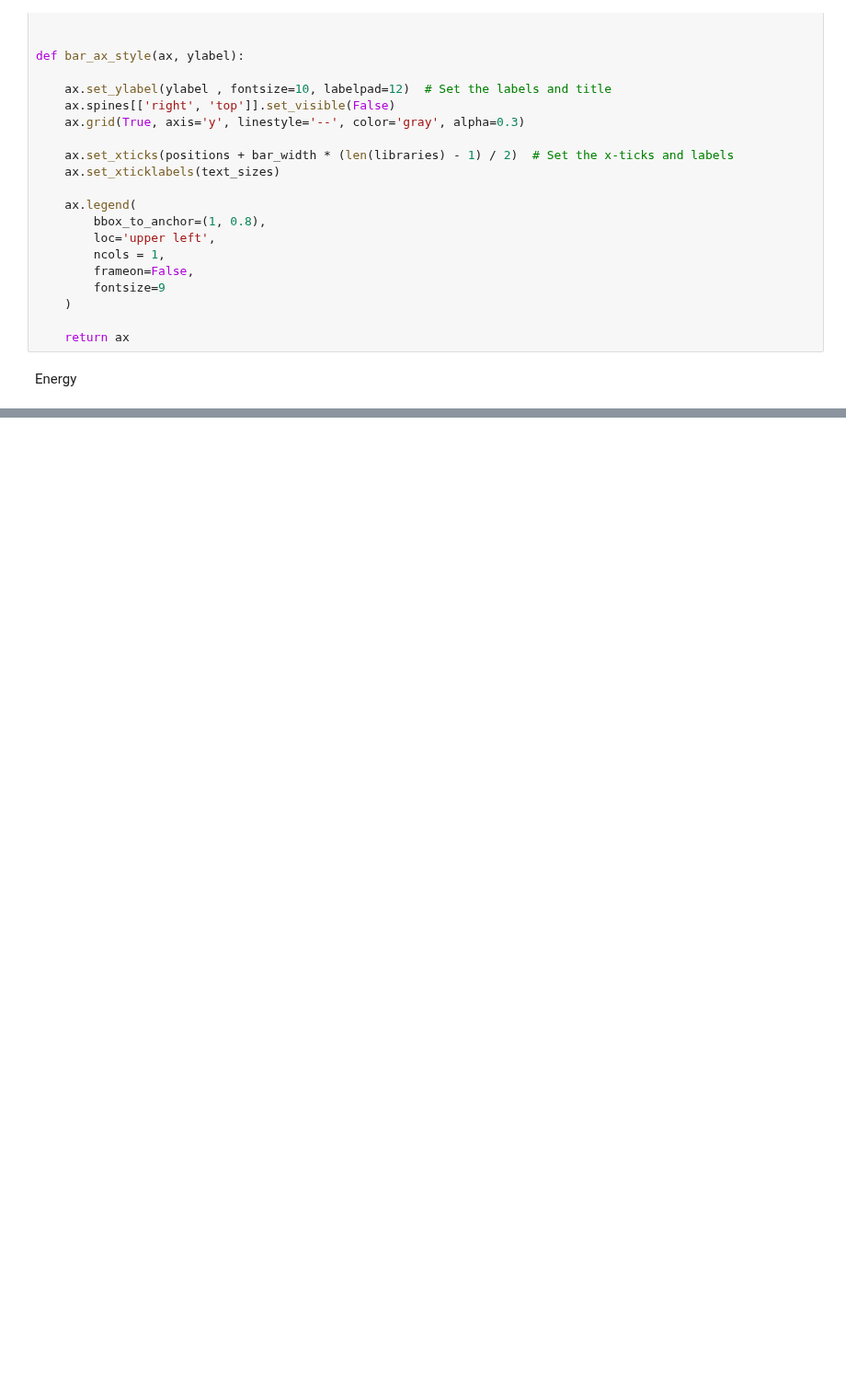
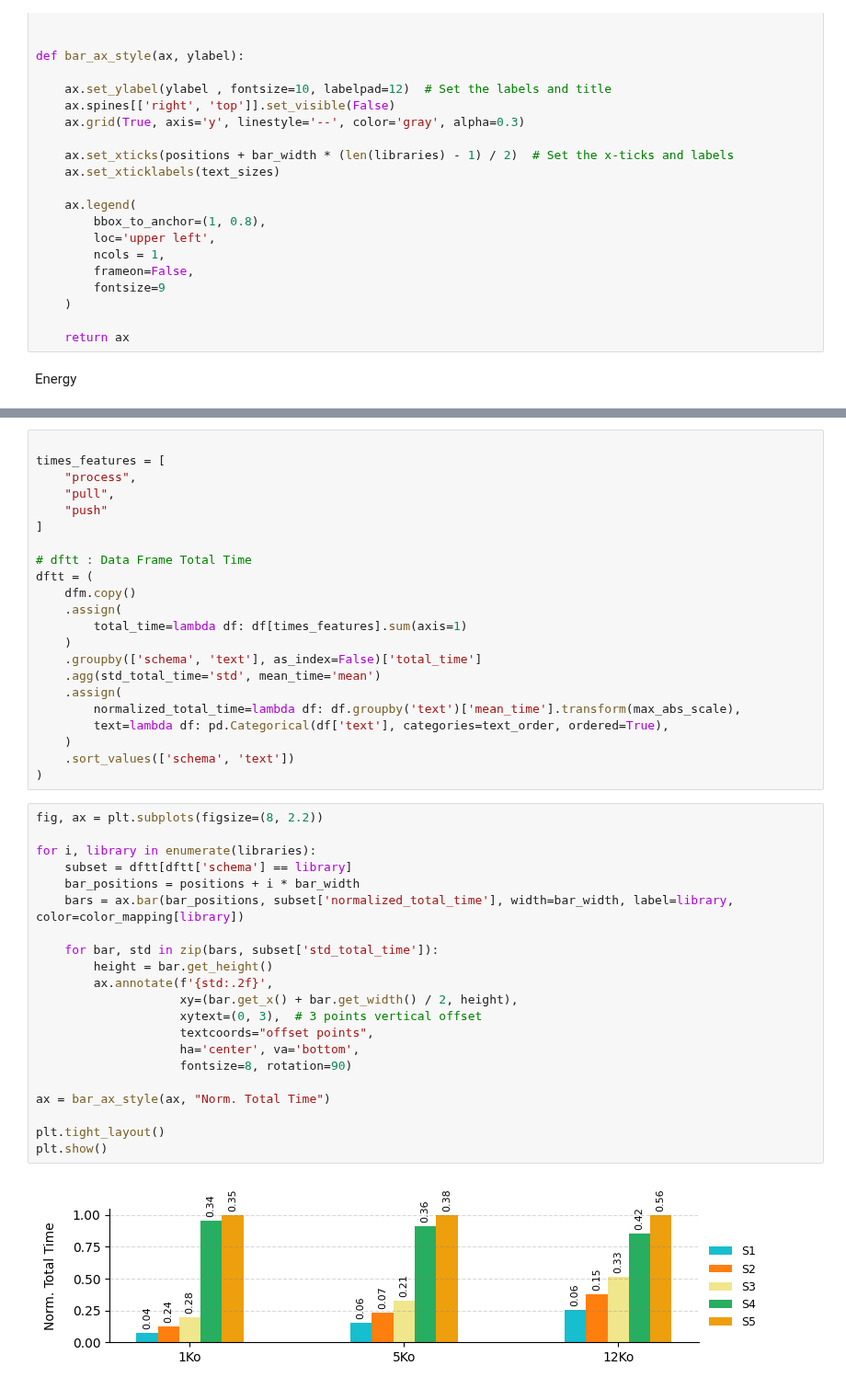
Before and after one commit to donaldonana/FaaS-Benchmark, a Jupyter notebook: text-to-speech/text-to-speech.ipynb, the cells around one changed output, grey strips where cells are left out. Shown at 92% size. Saved outputs shown, nothing was run; the diff lists cells and outputs as text; blank space fills up the shorter version.

```diff
--- a/text-to-speech/text-to-speech.ipynb
+++ b/text-to-speech/text-to-speech.ipynb
@@ -107,0 +135,45 @@ plt.show()
+# %%
+
+times_features = [
+    "process",
+    "pull",
+    "push"
+]
+
+# dftt : Data Frame Total Time
+dftt = (
+    dfm.copy()
+    .assign(
+        total_time=lambda df: df[times_features].sum(axis=1)
+    )
+    .groupby(['schema', 'text'], as_index=False)['total_time']
+    .agg(std_total_time='std', mean_time='mean')
+    .assign(
+        normalized_total_time=lambda df: df.groupby('text')['mean_time'].transform(max_abs_scale),
+        text=lambda df: pd.Categorical(df['text'], categories=text_order, ordered=True),
+    )
+    .sort_values(['schema', 'text'])
+)
+# %%
+fig, ax = plt.subplots(figsize=(8, 2.2))
+
+for i, library in enumerate(libraries):
+    subset = dftt[dftt['schema'] == library]
+    bar_positions = positions + i * bar_width
+    bars = ax.bar(bar_positions, subset['normalized_total_time'], width=bar_width, label=library, color=color_mapping[library])
+
+    for bar, std in zip(bars, subset['std_total_time']):
+        height = bar.get_height()
+        ax.annotate(f'{std:.2f}',
+                    xy=(bar.get_x() + bar.get_width() / 2, height),
+                    xytext=(0, 3),  # 3 points vertical offset
+                    textcoords="offset points",
+                    ha='center', va='bottom',
+                    fontsize=8, rotation=90)
+
+ax = bar_ax_style(ax, "Norm. Total Time")
+
+plt.tight_layout()
+plt.show()
+# %% [output]
+[figure, added]
```
Also changed, not shown: parts of 3 cells of this notebook, 2 other files.
